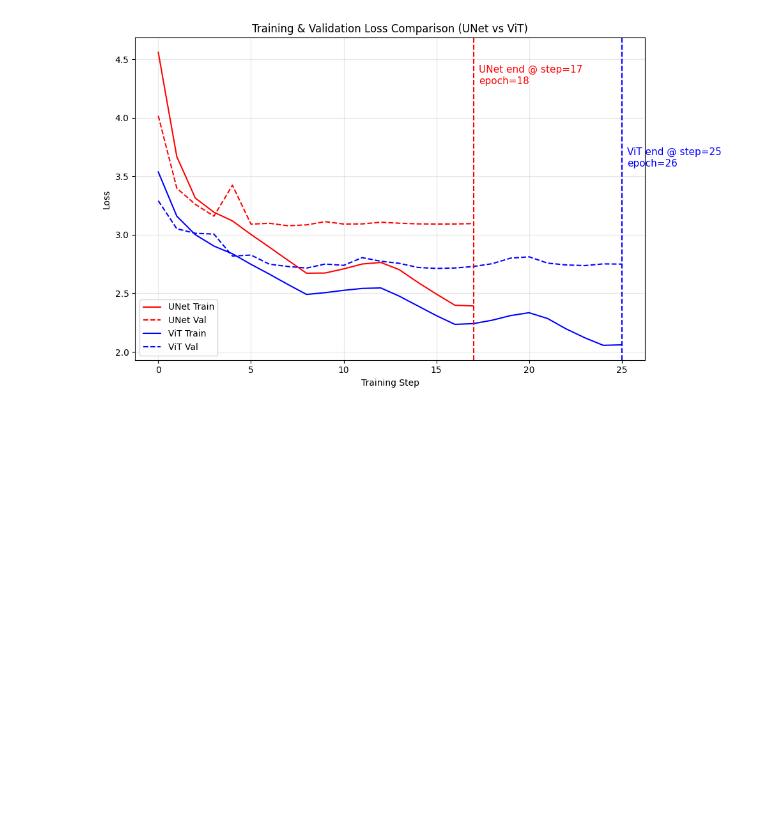
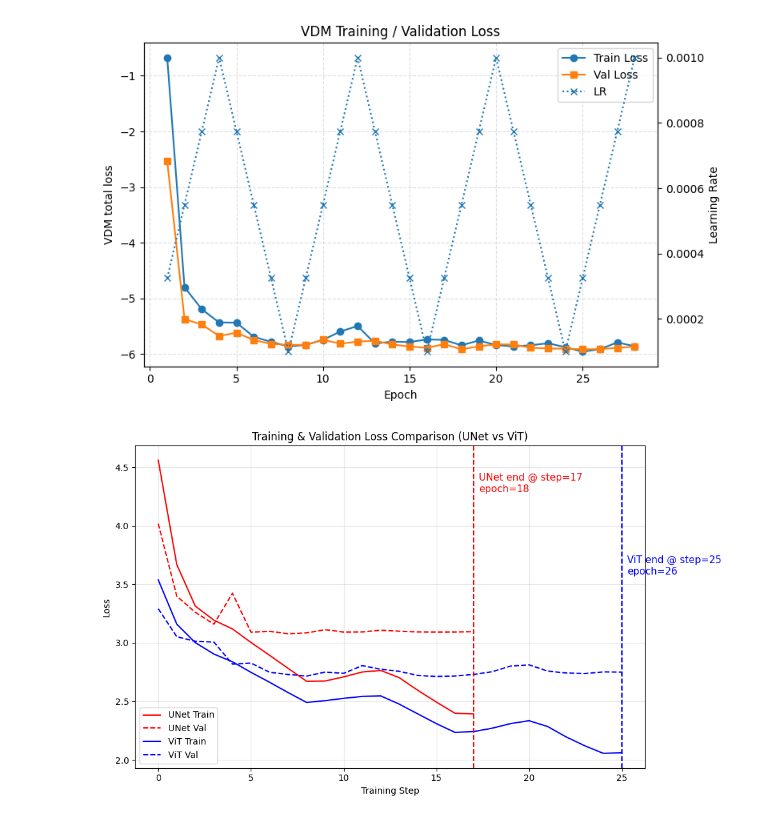
Before and after one commit to mmingyeong/GAL2DM_ASIM_VDM, a Jupyter notebook: eval/01_losscurve.ipynb, the cells around one changed output. Saved outputs shown, nothing was run; the diff lists cells and outputs as text; code cells hidden in the pictures; blank space fills up the shorter version.

```diff
--- a/eval/01_losscurve.ipynb
+++ b/eval/01_losscurve.ipynb
@@ -30,3 +1,56 @@
+# %%
+import os
+import pandas as pd
+import matplotlib.pyplot as plt
+
+# === 여기만 네 로그 파일 경로로 바꾸면 됨 ===
+LOG_CSV_PATH = "/home/mingyeong/GAL2DM_ASIM_VDM/results/vdm/71897/icase-both-keep2_vdm_tgt-rho_bs1_clr[1e-04-1e-03]_s42_smp10_log.csv"
+# 예: "results/vdm/20251211_123456/icase-both-keep2_vdm_tgt-rho_bs1_..._log.csv"
+# =========================================
+
+# 주피터에서 그림 보이게
+%matplotlib inline
+
+if not os.path.exists(LOG_CSV_PATH):
+    raise FileNotFoundError(f"Log CSV not found: {LOG_CSV_PATH}")
+
+df = pd.read_csv(LOG_CSV_PATH)
+
+required_cols = {"epoch", "train_loss", "val_loss"}
+if not required_cols.issubset(df.columns):
+    raise ValueError(f"CSV must contain columns: {required_cols}, but has {df.columns.tolist()}")
+
+epochs = df["epoch"].values
+train_loss = df["train_loss"].values
+val_loss   = df["val_loss"].values
+lr         = df["lr"].values if "lr" in df.columns else None
+
+fig, ax1 = plt.subplots(figsize=(8, 5))
+
+# Loss curves
+ax1.plot(epochs, train_loss, marker="o", label="Train Loss")
+ax1.plot(epochs, val_loss, marker="s", label="Val Loss")
+ax1.set_xlabel("Epoch")
+ax1.set_ylabel("VDM total loss")
+ax1.set_title("VDM Training / Validation Loss")
+ax1.grid(True, linestyle="--", alpha=0.4)
+ax1.legend(loc="best")
+
+# (선택) 오른쪽 축에 learning rate 같이 보기
+if lr is not None:
+    ax2 = ax1.twinx()
+    ax2.plot(epochs, lr, linestyle=":", marker="x", label="LR")
+    ax2.set_ylabel("Learning Rate")
+
+    # 두 축 legend 합치기
+    lines1, labels1 = ax1.get_legend_handles_labels()
+    lines2, labels2 = ax2.get_legend_handles_labels()
+    ax1.legend(lines1 + lines2, labels1 + labels2, loc="upper right")
+
+fig.tight_layout()
+plt.show()
+# %% [output]
+[figure, added]
 # %%
 import pandas as pd
 import matplotlib.pyplot as plt
```
Also changed, not shown: parts of 1 cell of this notebook, 17 other files.
